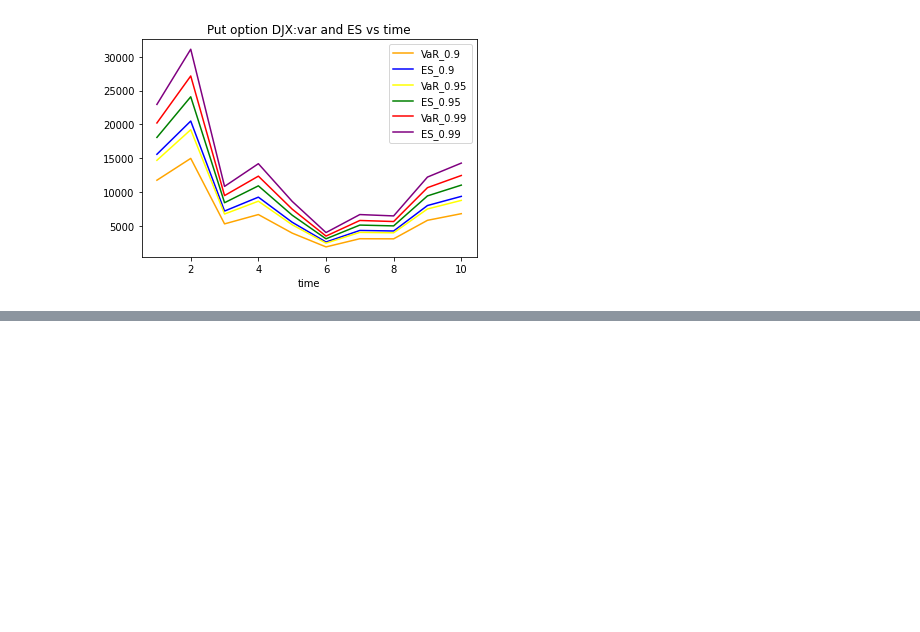
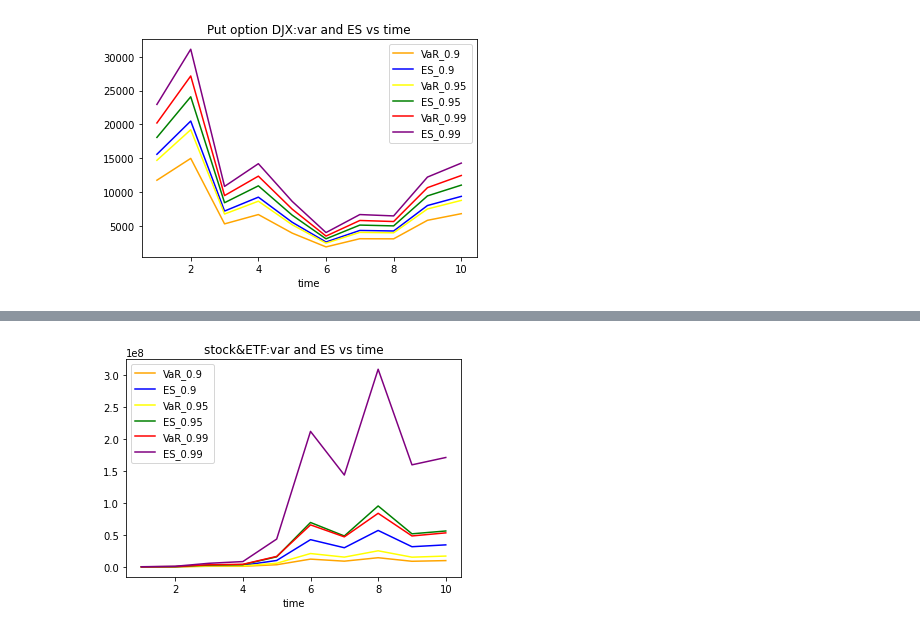
Before and after one commit to ZiyueNie/575, a Jupyter notebook: src/IB_new.ipynb, the cells around one changed output, grey strips where cells are left out. Cells and saved outputs as stored; diff of their text form; code cells hidden in the pictures; blank space fills up the shorter version.

```diff
--- a/src/IB_new.ipynb
+++ b/src/IB_new.ipynb
@@ -238,0 +246,31 @@ print(DIA)
+# %%
+def option_t(M,K,share,type,t):
+  df=[]
+  mu=[]
+  sigma=[]
+  for i in range(0,10):
+    data= getdata2(M,i+1)
+    nr=np.array(data[2])*share
+    T=ss.t.fit(nr)
+    #df.append(T[0])
+    #mu.append(T[1])
+    #sigma.append(T[2])
+    vt=data[0]
+    wt=1
+    OP=origin_price(vt[i+51],K,0.02,0.1,(t-7*i)/250)[type]  #t=(2020/06/18-2020/02/14)/250
+    Delta=delta(vt[i+51],K,0.02,0.1,(t-7*i)/250)[type]    #strike=100 type=0:call type=1: put
+    leverage=Delta*vt[i+51]/OP
+    #leverage=Delta*vt[i+51]/OP[i]
+    df.append(T[0])
+    mu.append((-1)**(type+1)*leverage*T[1])
+    sigma.append(leverage**2*T[2])
+    #L.append(leverage)
+    #d.append(Delta)
+    #op.append(OP)
+
+  return df,mu,sigma
+# %%
+vig2=option_t('VIG',131,200,0,91)
+e=plot_T(vig2)
+# %% [output]
+[figure, added]
```
Also changed, not shown: parts of 8 cells of this notebook.
